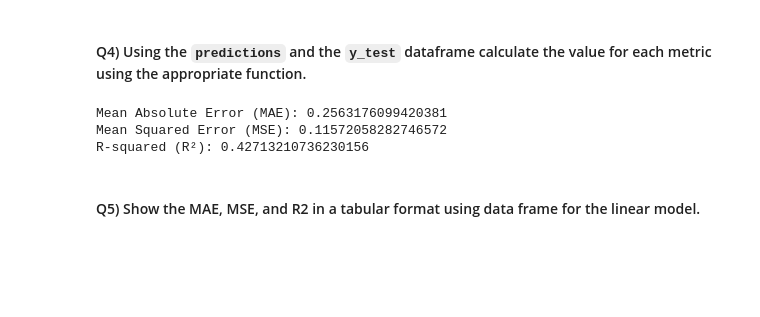
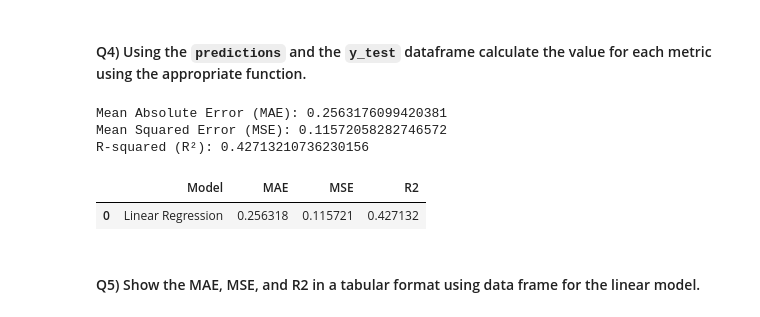
Before and after one commit to coldavidjbrady/mchnLearn, a Jupyter notebook: Course 1 (ML w Python)/ML_FinalAssignment.ipynb, the cells around one changed output. Drawn from its saved outputs; the diff is of its cells as text; code cells hidden in the pictures; blank space fills up the shorter version.

```diff
--- a/ML_FinalAssignment.ipynb
+++ b/Course 1 (ML w Python)/ML_FinalAssignment.ipynb
@@ -221,24 +221,31 @@ predictions = LinearReg.predict(x_test_scaled)
 # %%
 #Enter Your Code and Execute
 from sklearn.metrics import mean_absolute_error, mean_squared_error, r2_score
 
 # Calculate MAE
 LinearRegression_MAE = mean_absolute_error(y_test, predictions)
 
 # Calculate MSE
 LinearRegression_MSE = mean_squared_error(y_test, predictions)
 
 # Calculate R²
 LinearRegression_R2 = r2_score(y_test, predictions)
 
 # Print the results
 print(f"Mean Absolute Error (MAE): {LinearRegression_MAE}")
 print(f"Mean Squared Error (MSE): {LinearRegression_MSE}")
 print(f"R-squared (R²): {LinearRegression_R2}")
+
+# Another way to show the data in a different format
+Report = pd.DataFrame(data=[['Linear Regression', LinearRegression_MAE, LinearRegression_MSE, LinearRegression_R2]],
+                      columns=['Model', 'MAE', 'MSE', 'R2'])
+Report
 # %% [output]
 Mean Absolute Error (MAE): 0.2563176099420381
 Mean Squared Error (MSE): 0.11572058282746572
 R-squared (R²): 0.42713210736230156
+|  | Model | MAE | MSE | R2 |
+| 0 | Linear Regression | 0.256318 | 0.115721 | 0.427132 |
 # %% [markdown]
 #### Q5) Show the MAE, MSE, and R2 in a tabular format using data frame for the linear model.
 # %%
```
Also changed, not shown: parts of 3 cells of this notebook, 11 other files.
